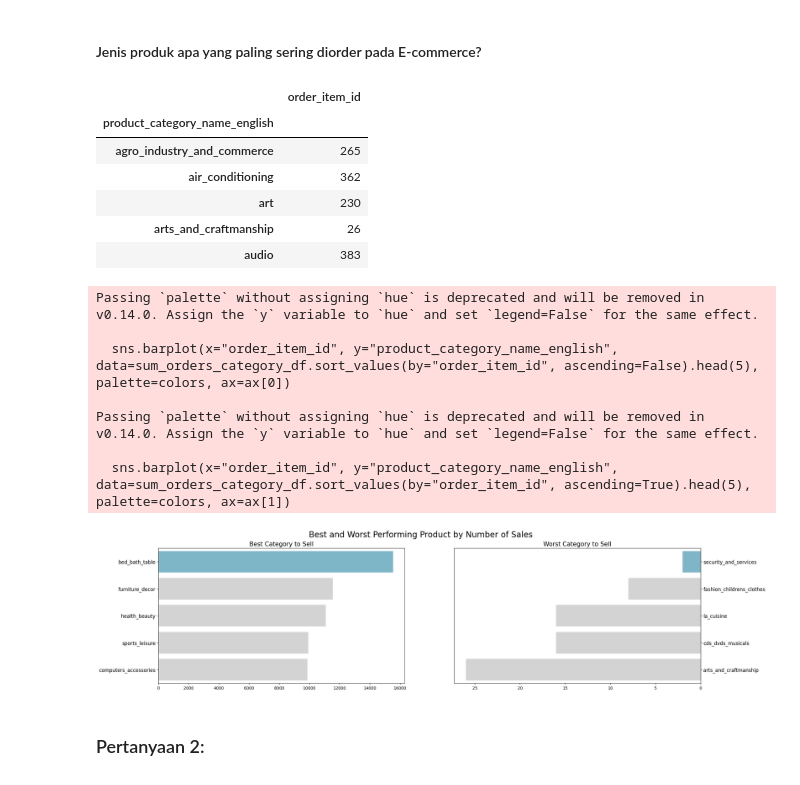
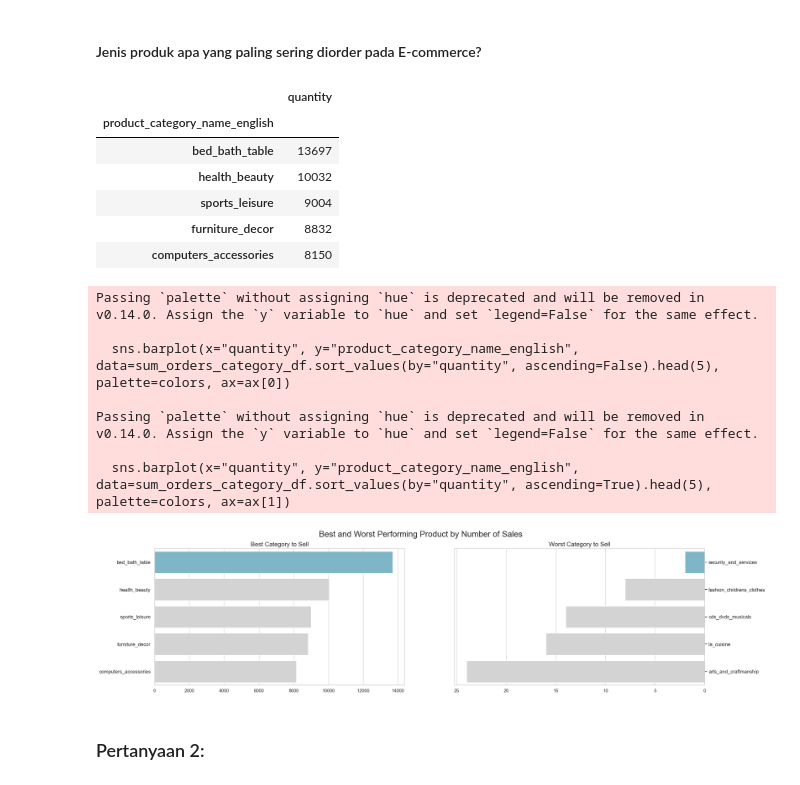
Before and after one commit to SamuAnders/proyek-analisis-data-dicoding, a Jupyter notebook: Proyek_Analisis_Data.ipynb, the cells around one changed output. Drawn from its saved outputs; the diff is of its cells as text; code cells hidden in the pictures.

```diff
--- a/Proyek_Analisis_Data.ipynb
+++ b/Proyek_Analisis_Data.ipynb
@@ -459,0 +934,10 @@ orders_products_df.head()
+# %%
+sellers_df.rename(columns={"seller_city":"city", "seller_state":"state"}, inplace=True)
+customers_dataset_df.rename(columns={"customer_city":"city", "customer_state":"state"}, inplace=True)
+# %%
+sellers_customers_df=pd.merge(
+    left=sellers_df,
+    right=customers_dataset_df,
+    how="outer"
+)
+sellers_customers_df.head()
@@ -460,9 +951,6 @@ orders_products_df.head()
 # %%
-orders_products_sellers_df = pd.merge(
-    left=orders_products_df,
-    right=sellers_df,
-    how="left",
-    left_on="seller_id",
-    right_on="seller_id"
+all_df = pd.merge(
+    left=all_orders_products_df,
+    right=sellers_customers_df,
+    how="left"
 )
-orders_products_sellers_df.head()
@@ -478,9 +956,0 @@ orders_products_sellers_df.head()
-# %%
-all_df = pd.merge(
-    left=orders_products_sellers_df,
-    right=products_category_name_translation_df,
-    how="left",
-    left_on="product_category_name",
-    right_on="product_category_name"
-)
-all_df.head()
@@ -502,29 +989,30 @@ all_df.head()
 #### Jenis produk apa yang paling sering diorder pada E-commerce?
 # %%
 sum_orders_category_df = all_df.groupby(by="product_category_name_english").agg({
-    "order_item_id": "sum",
+    "product_category_name_english": "count",
 })
-sum_orders_category_df.head()
+sum_orders_category_df.rename(columns={"product_category_name_english":"quantity"}, inplace=True)
+sum_orders_category_df.sort_values(by="quantity",ascending=False).head()
 # %% [output]
-|  | order_item_id |
+|  | quantity |
 | product_category_name_english |  |
-| agro_industry_and_commerce | 265 |
-| air_conditioning | 362 |
-| art | 230 |
-| arts_and_craftmanship | 26 |
-| audio | 383 |
+| bed_bath_table | 13697 |
+| health_beauty | 10032 |
+| sports_leisure | 9004 |
+| furniture_decor | 8832 |
+| computers_accessories | 8150 |
 # %%
 fig, ax = plt.subplots(nrows=1, ncols=2, figsize=(24, 6))
 
 colors = ["#72BCD4", "#D3D3D3", "#D3D3D3", "#D3D3D3", "#D3D3D3"]
 
-sns.barplot(x="order_item_id", y="product_category_name_english", data=sum_orders_category_df.sort_values(by="order_item_id", ascending=False).head(5), palette=colors, ax=ax[0])
+sns.barplot(x="quantity", y="product_category_name_english", data=sum_orders_category_df.sort_values(by="quantity", ascending=False).head(5), palette=colors, ax=ax[0])
 ax[0].set_ylabel(None)
 ax[0].set_xlabel(None)
 ax[0].set_title("Best Category to Sell", loc="center", fontsize=15)
 ax[0].tick_params(axis ='y', labelsize=12)
 
-sns.barplot(x="order_item_id", y="product_category_name_english", data=sum_orders_category_df.sort_values(by="order_item_id", ascending=True).head(5), palette=colors, ax=ax[1])
+sns.barplot(x="quantity", y="product_category_name_english", data=sum_orders_category_df.sort_values(by="quantity", ascending=True).head(5), palette=colors, ax=ax[1])
 ax[1].set_ylabel(None)
 ax[1].set_xlabel(None)
 ax[1].invert_xaxis()
@@ -538,12 +1026,12 @@ plt.show()
 # %% [output]
 Passing `palette` without assigning `hue` is deprecated and will be removed in v0.14.0. Assign the `y` variable to `hue` and set `legend=False` for the same effect.
 
-  sns.barplot(x="order_item_id", y="product_category_name_english", data=sum_orders_category_df.sort_values(by="order_item_id", ascending=False).head(5), palette=colors, ax=ax[0])
+  sns.barplot(x="quantity", y="product_category_name_english", data=sum_orders_category_df.sort_values(by="quantity", ascending=False).head(5), palette=colors, ax=ax[0])
 
 Passing `palette` without assigning `hue` is deprecated and will be removed in v0.14.0. Assign the `y` variable to `hue` and set `legend=False` for the same effect.
 
-  sns.barplot(x="order_item_id", y="product_category_name_english", data=sum_orders_category_df.sort_values(by="order_item_id", ascending=True).head(5), palette=colors, ax=ax[1])
+  sns.barplot(x="quantity", y="product_category_name_english", data=sum_orders_category_df.sort_values(by="quantity", ascending=True).head(5), palette=colors, ax=ax[1])
-[figure, old version]
+[figure, new version]
 # %% [markdown]
 ### Pertanyaan 2:
 # %% [markdown]
```
Also changed, not shown: parts of 146 cells of this notebook, 1 other file.
